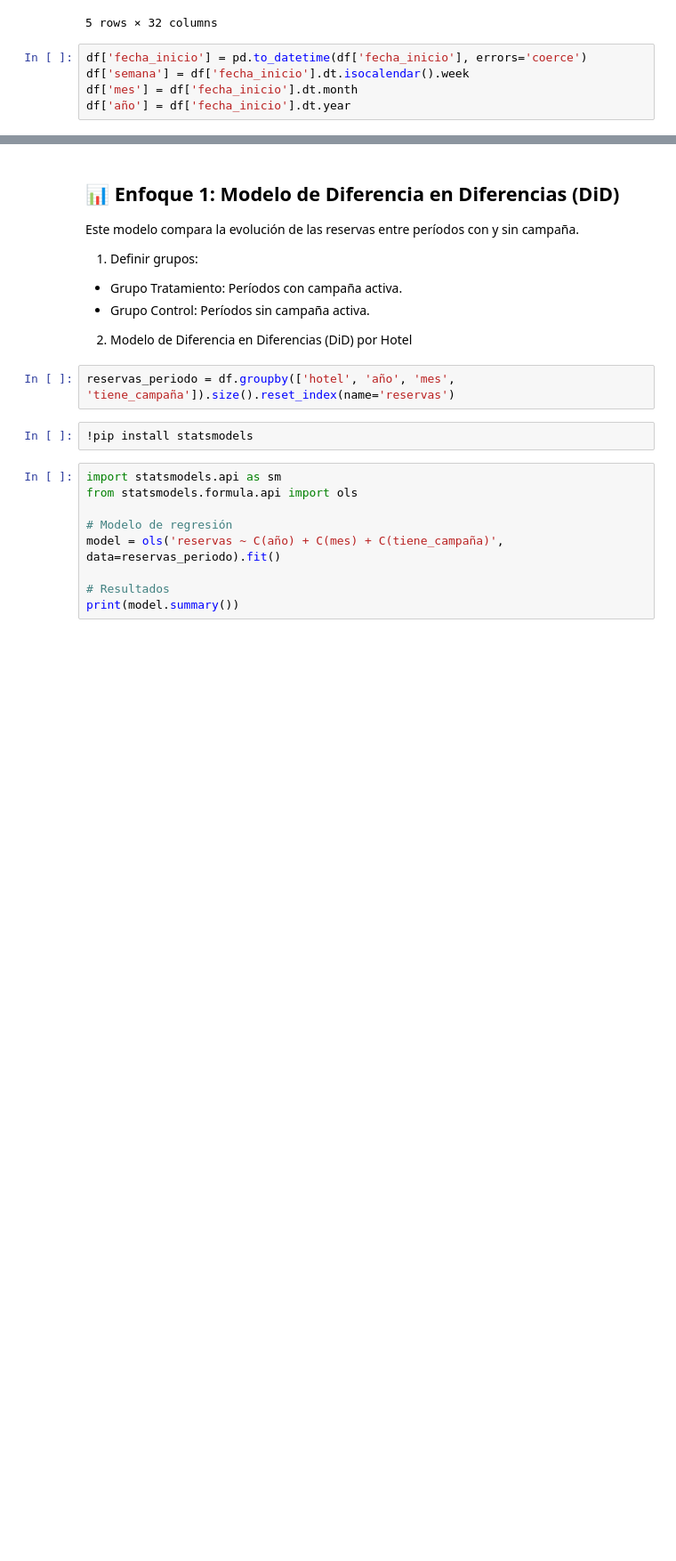
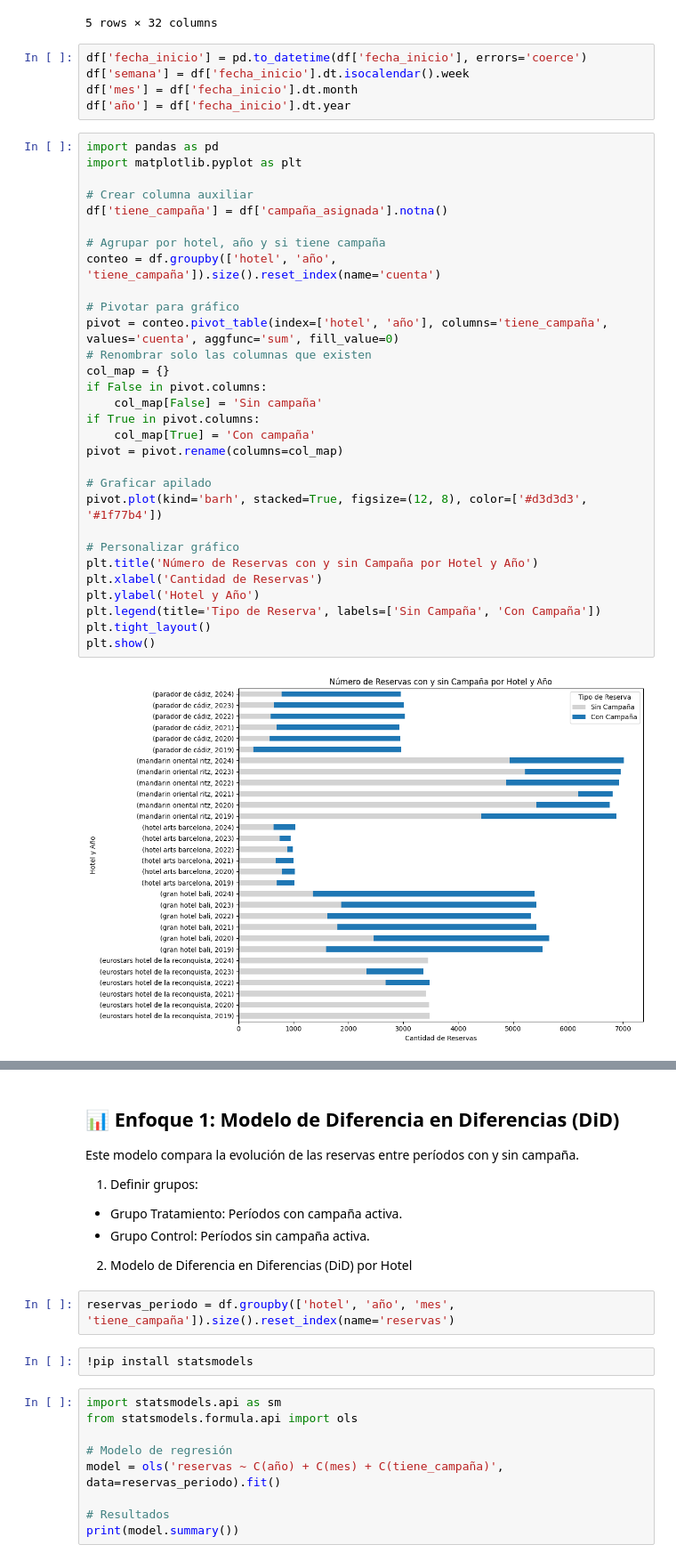
Before and after one commit to leonxrdon/TFM-ImpactoMarketing, a Jupyter notebook: notebooks/04_model_prediction.ipynb, the cells around one changed output, grey strips where cells are left out. Shown at 89% size. Cells and saved outputs as stored; diff of their text form; blank space fills up the shorter version.

Commit message:
📊 Modelo: Modelos de diferencia para campañas

```diff
--- a/notebooks/04_model_prediction.ipynb
+++ b/notebooks/04_model_prediction.ipynb
@@ -14,8 +14,40 @@ df.head()
 | 3 | eurostars hotel de la reconquista | 0 | bb | ta/to | pareja | 0 | ... |
 | 4 | parador de cádiz | 0 | bb | direct | pareja | 0 | ... |
 5 rows × 32 columns
-# %%
-df['fecha_inicio'] = pd.to_datetime(df['fecha_inicio'], errors='coerce')
-df['semana'] = df['fecha_inicio'].dt.isocalendar().week
-df['mes'] = df['fecha_inicio'].dt.month
-df['año'] = df['fecha_inicio'].dt.year
+# %%
+df['fecha_inicio'] = pd.to_datetime(df['fecha_inicio'], errors='coerce')
+df['semana'] = df['fecha_inicio'].dt.isocalendar().week
+df['mes'] = df['fecha_inicio'].dt.month
+df['año'] = df['fecha_inicio'].dt.year
+# %%
+import pandas as pd
+import matplotlib.pyplot as plt
+
+# Crear columna auxiliar
+df['tiene_campaña'] = df['campaña_asignada'].notna()
+
+# Agrupar por hotel, año y si tiene campaña
+conteo = df.groupby(['hotel', 'año', 'tiene_campaña']).size().reset_index(name='cuenta')
+
+# Pivotar para gráfico
+pivot = conteo.pivot_table(index=['hotel', 'año'], columns='tiene_campaña', values='cuenta', aggfunc='sum', fill_value=0)
+# Renombrar solo las columnas que existen
+col_map = {}
+if False in pivot.columns:
+	col_map[False] = 'Sin campaña'
+if True in pivot.columns:
+	col_map[True] = 'Con campaña'
+pivot = pivot.rename(columns=col_map)
+
+# Graficar apilado
+pivot.plot(kind='barh', stacked=True, figsize=(12, 8), color=['#d3d3d3', '#1f77b4'])
+
+# Personalizar gráfico
+plt.title('Número de Reservas con y sin Campaña por Hotel y Año')
+plt.xlabel('Cantidad de Reservas')
+plt.ylabel('Hotel y Año')
+plt.legend(title='Tipo de Reserva', labels=['Sin Campaña', 'Con Campaña'])
+plt.tight_layout()
+plt.show()
+# %% [output]
+[figure, added]
```
Also changed, not shown: parts of 6 cells of this notebook.
